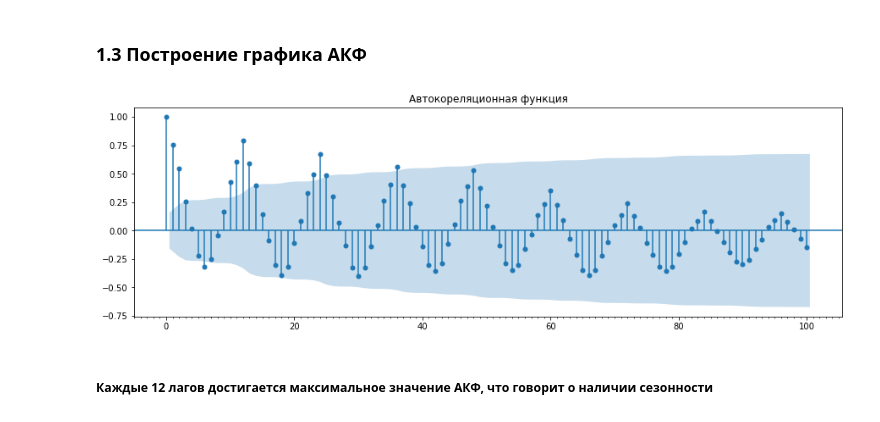
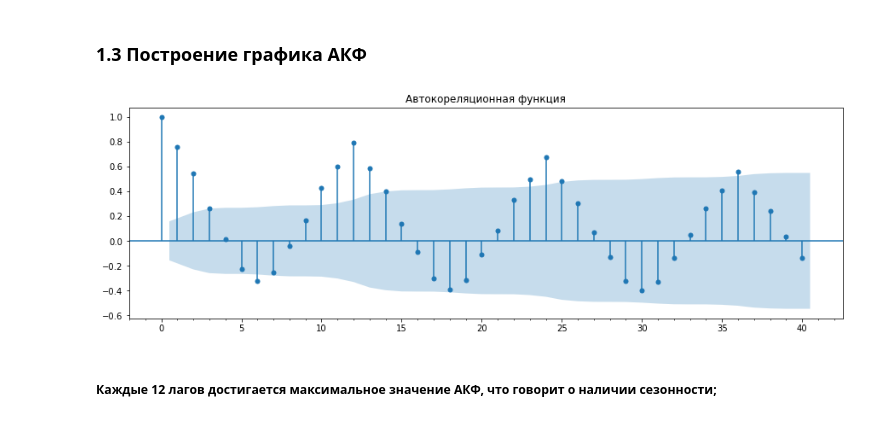
Before and after one commit to maximvscow/birthrate, a Jupyter notebook: RDL.ipynb, the cells around one changed output. Saved outputs shown, nothing was run; the diff lists cells and outputs as text; code cells hidden in the pictures.

```diff
--- a/RDL.ipynb
+++ b/RDL.ipynb
@@ -128,9 +128,9 @@ plt.show()
 # %%
 fig = plt.figure(figsize=(15,10))
 ax = fig.add_subplot(211)
 ax.xaxis.set_minor_locator(ticker.MultipleLocator(1))
-fig = sm.graphics.tsa.plot_acf(df_m_clean['значение'], lags=100, ax=ax, alpha=0.05, title='Автокореляционная функция')
+fig = sm.graphics.tsa.plot_acf(df_m_clean['значение'], lags=40, ax=ax, alpha=0.05, title='Автокореляционная функция')
 # %% [output]
-[figure, old version]
+[figure, new version]
 # %% [markdown]
-##### Каждые 12 лагов достигается максимальное значение АКФ, что говорит о наличии сезонности
+##### Каждые 12 лагов достигается максимальное значение АКФ, что говорит о наличии сезонности;
```
Also changed, not shown: parts of 42 cells of this notebook.
